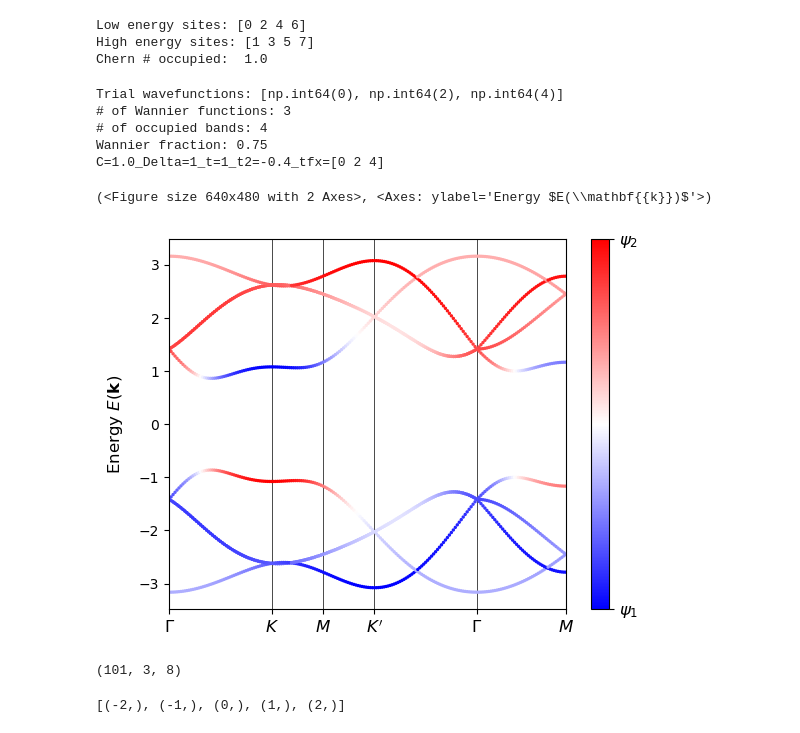
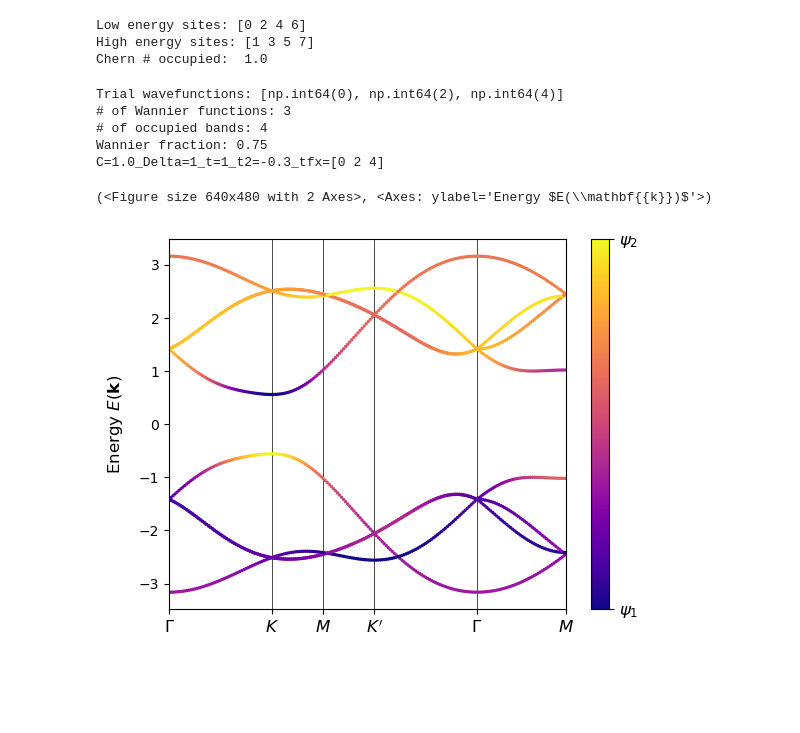
Before and after one commit to treycole/WanPy, a Jupyter notebook: top_obstruction/quantum_metric.ipynb, the cells around one changed output. Cells and saved outputs as stored; diff of their text form; code cells hidden in the pictures; blank space fills up the shorter version.

```diff
--- a/top_obstruction/quantum_metric.ipynb
+++ b/top_obstruction/quantum_metric.ipynb
@@ -16,7 +16,7 @@ import matplotlib.pyplot as plt
 # tight-binding parameters
 delta = 1
 t = 1
-t2 = -0.4
+t2 = -0.3
 
 n_super_cell = 2
 model = models.Haldane(delta, t, t2).make_supercell([[n_super_cell, 0], [0, n_super_cell]])
@@ -26,6 +26,7 @@ model = models.Haldane(delta, t, t2).make_supercell([[n_super_cell, 0], [0, n_su
 low_E_sites = np.arange(0, model.get_num_orbitals(), 2)
 high_E_sites = np.arange(1, model.get_num_orbitals(), 2)
 lat_vecs = model.get_lat()
+recip_lat_vecs = model.get_recip_lat_vecs()
 orb_vecs = model.get_orb()
 n_orb = model.get_num_orbitals()
 n_occ = int(n_orb/2)
@@ -64,7 +65,18 @@ Trial wavefunctions: [np.int64(0), np.int64(2), np.int64(4)]
 # of Wannier functions: 3
 # of occupied bands: 4
 Wannier fraction: 0.75
-C=1.0_Delta=1_t=1_t2=-0.4_tfx=[0 2 4]
+C=1.0_Delta=1_t=1_t2=-0.3_tfx=[0 2 4]
+# %%
+k_path = [[0, 0], [2/3, 1/3], [.5, .5], [1/3, 2/3], [0, 0], [.5, .5]]
+k_label = (r'$\Gamma $',r'$K$', r'$M$', r'$K^\prime$', r'$\Gamma $', r'$M$')
+(k_vec, k_dist, k_node) = model.k_path(k_path, 101, report=False)
+
+model.plot_bands(
+    k_path, k_label=k_label, nk=201, scat_size=2, red_lat_idx=high_E_sites, cmap='plasma'
+    )
+# %% [output]
+(<Figure size 640x480 with 2 Axes>, <Axes: ylabel='Energy $E(\\mathbf{{k}})$'>)
+[figure, added]
 # %%
 sv_dir = 'data'
 if not os.path.exists(sv_dir):
@@ -74,43 +86,3 @@ sv_prefix = 'WF_max_loc'
 file_name = f"{sv_dir}/{sv_prefix}_{save_sfx}"
 
 WF = np.load(f"{file_name}.npy", allow_pickle=True).item()
-# %%
-k_path = [[0, 0], [2/3, 1/3], [.5, .5], [1/3, 2/3], [0, 0], [.5, .5]]
-k_label = (r'$\Gamma $',r'$K$', r'$M$', r'$K^\prime$', r'$\Gamma $', r'$M$')
-(k_vec, k_dist, k_node) = model.k_path(k_path, 101, report=False)
-
-model.plot_bands(
-    k_path, k_label=k_label, nk=201, scat_size=2, red_lat_idx=high_E_sites
-    )
-# %% [output]
-(<Figure size 640x480 with 2 Axes>, <Axes: ylabel='Energy $E(\\mathbf{{k}})$'>)
-[figure, removed]
-# %%
-u_energy = WF.energy_eigstates.get_states()["Cell periodic"]  # energy eigenstates
-u_occ = u_energy[..., :n_occ, :]  # occupied energy eigenstates
-u_tilde = WF.tilde_states.get_states()["Cell periodic"]  # reduced tilde states
-
-## Projectors on full mesh
-P, Q = WF.energy_eigstates.get_projector(return_Q=True)  # full band projector
-P_occ = np.einsum("...ni, ...nj -> ...ij", u_occ, u_occ.conj())  # occupied band projector
-Q_occ = np.eye(P_occ.shape[-1]) - P_occ[..., :, :]  # occ complement
-P_tilde, Q_tilde = WF.tilde_states.get_projector(return_Q=True)  # tilde space projectors
-P_diff = P_occ - P_tilde  # complementary subspace
-
-eigvals, eigvecs = np.linalg.eigh(P_diff)  # states spanning complement
-u_comp = eigvecs[..., :, -1]  # take state with non-zero eigval
-u_comp = u_comp[..., np.newaxis, :]  # single state
-
-k_path = [[0, 0], [2/3, 1/3], [.5, .5], [1/3, 2/3], [0, 0], [.5, .5]]
-k_label = (r'$\Gamma $',r'$K$', r'$M$', r'$K^\prime$', r'$\Gamma $', r'$M$')
-(k_vec, k_dist, k_node) = model.k_path(k_path, 101, report=False)
-
-# Reduced Wannier interpolated energies and states
-interp_energies, interp_unk_til = WF.interp_energies(k_vec, ret_eigvecs=True)
-
-# Complementary subspace interpolated energies and states
-interp_energies_comp, interp_unk_comp = WF.interp_energies(
-    k_vec, u_tilde=u_comp, ret_eigvecs=True)
-interp_unk_til.conj().shape
-# %% [output]
-(101, 3, 8)
@@ -159,7 +88,0 @@ def get_Omega_til(M, w_b, k_shell):
-# %%
-from itertools import product
-nks = 4,
-supercell = list(product(*[range(-int((nk-nk%2)/2), int((nk-nk%2)/2)+1) for nk in nks]))  # used for real space looping of WFs
-supercell
-# %% [output]
-[(-2,), (-1,), (0,), (1,), (2,)]
```
Also changed, not shown: parts of 42 cells of this notebook, 33 other files.
